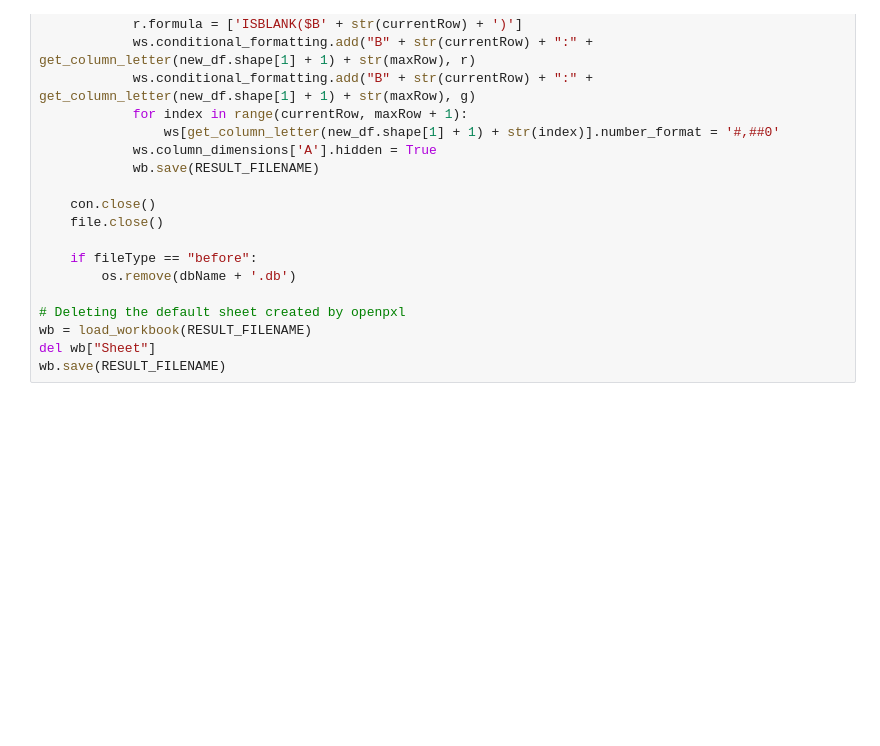
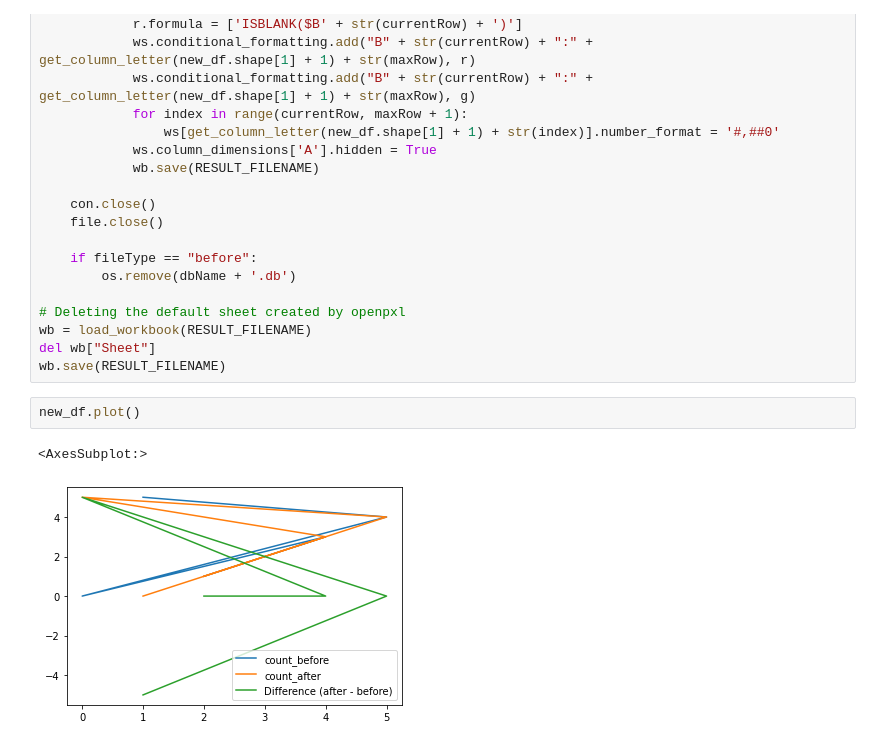
Before and after one commit to Manish-GS/Post-Implementation-Check, a Jupyter notebook: post_imp_v1.ipynb, the cells around one changed output. Saved outputs shown, nothing was run; the diff lists cells and outputs as text; blank space fills up the shorter version.

Commit message:
Fragmented the big for loop and added some visualizations

```diff
--- a/post_imp_v1.ipynb
+++ b/post_imp_v1.ipynb
@@ -397,3 +402,8 @@ for entry in requiredFilesList:
 wb = load_workbook(RESULT_FILENAME)
 del wb["Sheet"]
 wb.save(RESULT_FILENAME)
+# %%
+new_df.plot()
+# %% [output]
+<AxesSubplot:>
+[figure, added]
```
Also changed, not shown: parts of 1 cell of this notebook, 13 other files.
